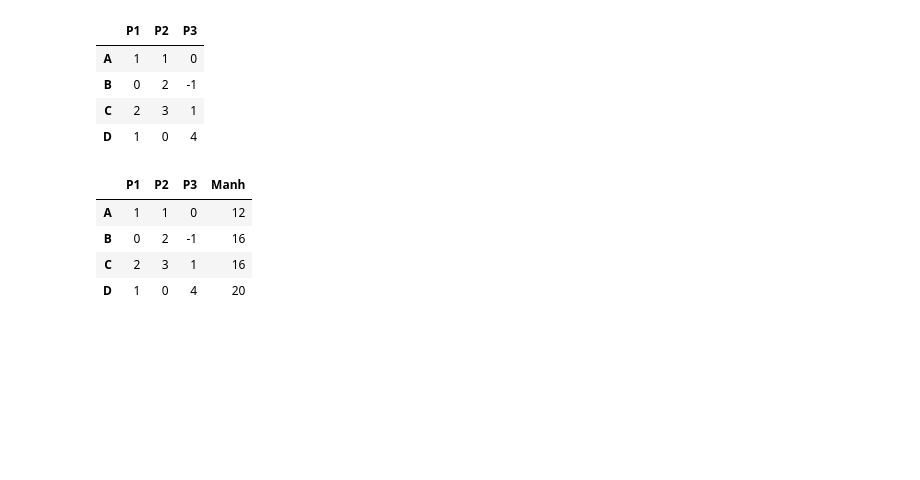
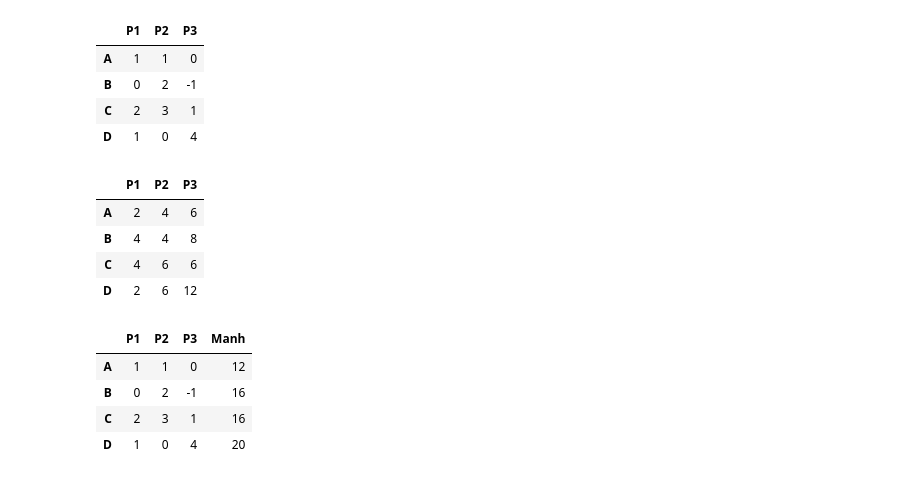
Before and after one commit to Tikhvinskiy/Courses, a Jupyter notebook: stepik-ML-OMGTU/stepik_ML_tasks.ipynb, the cells around one changed output. Saved outputs shown, nothing was run; the diff lists cells and outputs as text; code cells hidden in the pictures; blank space fills up the shorter version.

```diff
--- a/stepik-ML-OMGTU/stepik_ML_tasks.ipynb
+++ b/stepik-ML-OMGTU/stepik_ML_tasks.ipynb
@@ -302,6 +302,14 @@ df
 | B | 0 | 2 | -1 |
 | C | 2 | 3 | 1 |
 | D | 1 | 0 | 4 |
+# %%
+df.apply(lambda x: abs(df.drop(x.name) - x).sum(), axis=1)
+# %% [output]
+|  | P1 | P2 | P3 |
+| A | 2 | 4 | 6 |
+| B | 4 | 4 | 8 |
+| C | 4 | 6 | 6 |
+| D | 2 | 6 | 12 |
 # %%
 df["Manh"] = df.apply(lambda x: abs(df.drop(x.name) - x).sum(), axis=1).sum(axis=1)
 df
```
Also changed, not shown: 35 other files.
